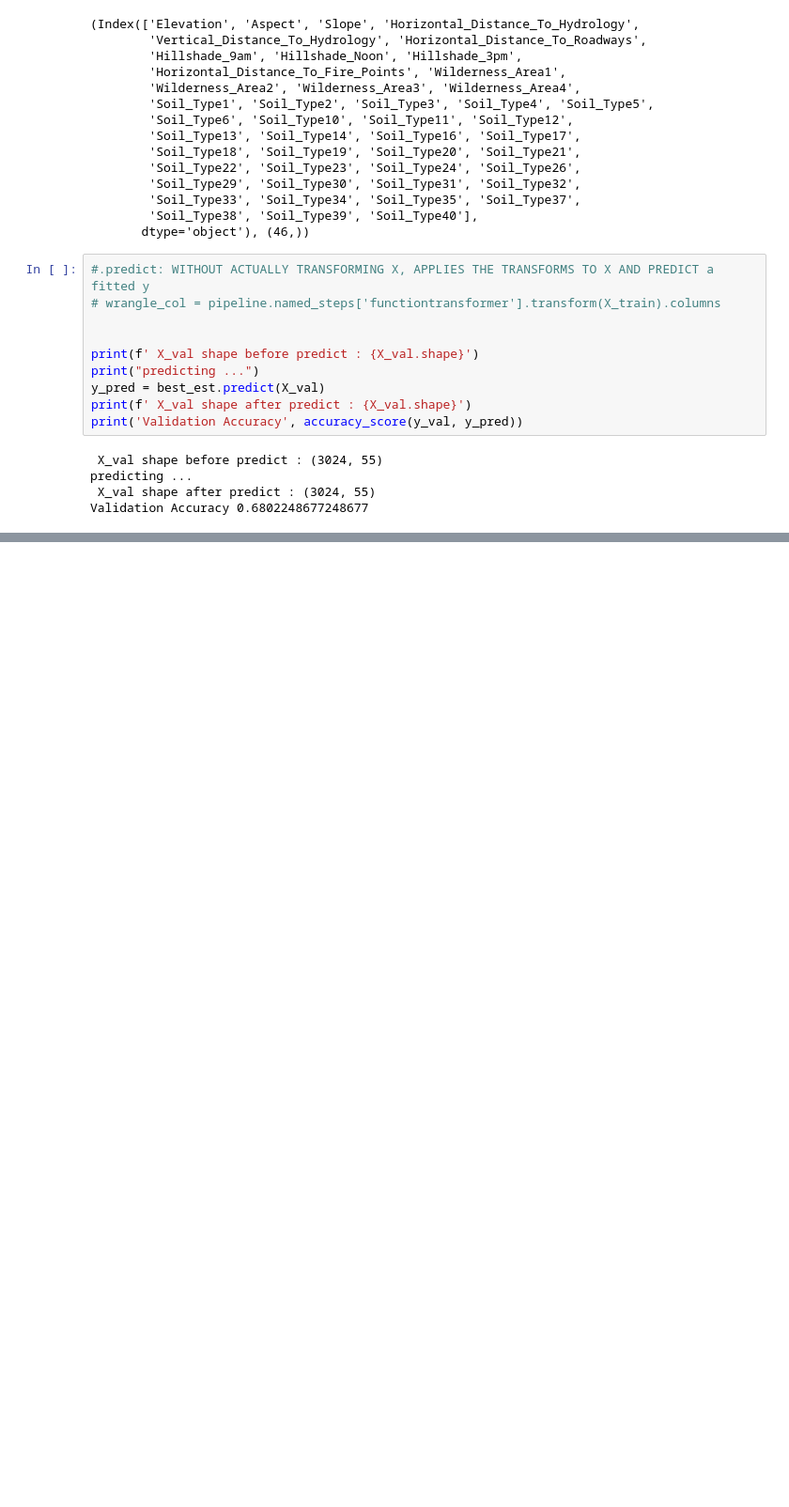
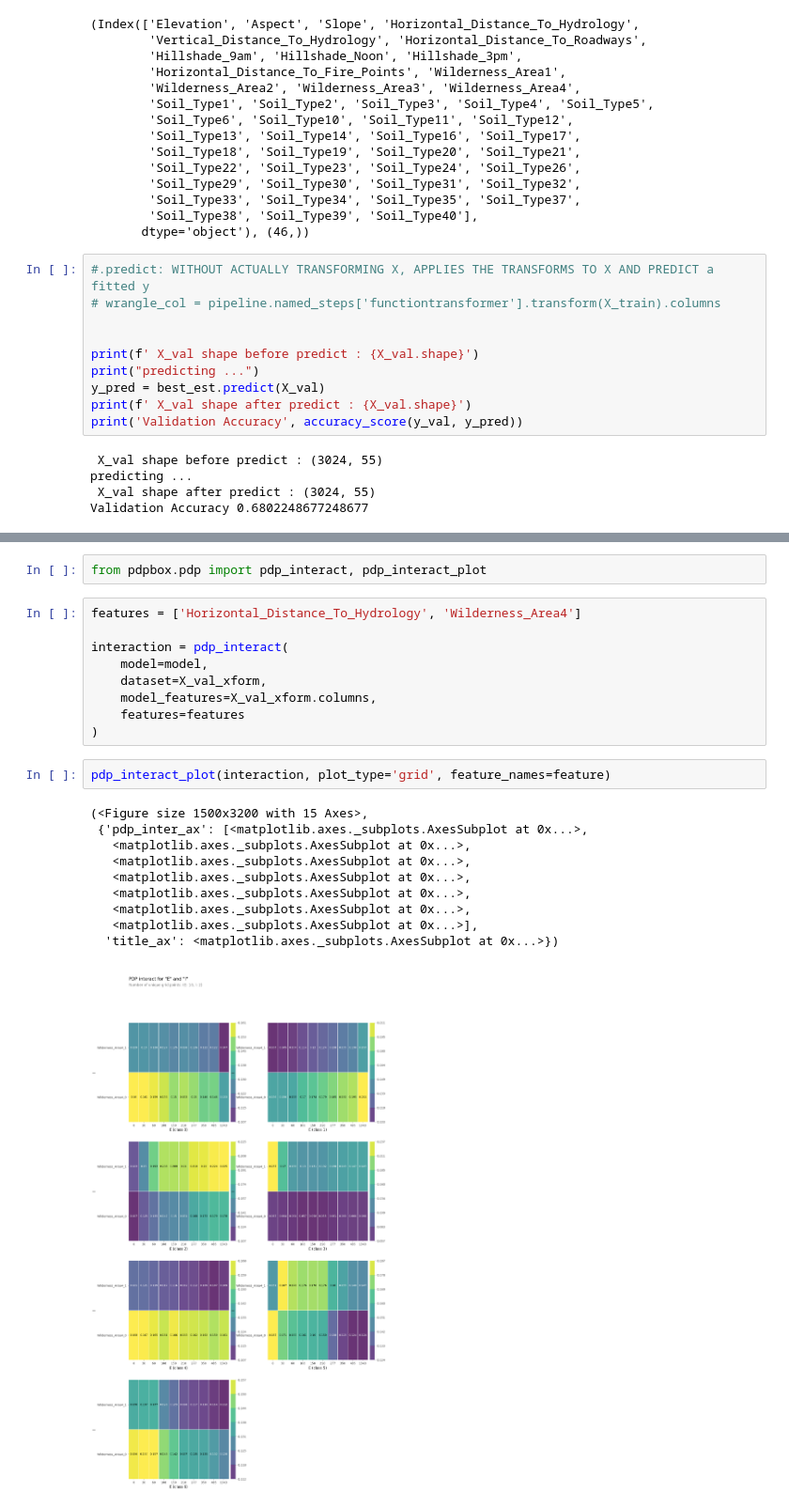
Before and after one commit to skhabiri/DS-Unit-2-Applied-Modeling, a Jupyter notebook: module4-model-interpretation/skhabiri_LS_DS_build2_assignment.ipynb, the cells around one changed output, grey strips where cells are left out. Shown at 94% size. Saved outputs shown, nothing was run; the diff lists cells and outputs as text; blank space fills up the shorter version.

```diff
--- a/module4-model-interpretation/skhabiri_LS_DS_build2_assignment.ipynb
+++ b/module4-model-interpretation/skhabiri_LS_DS_build2_assignment.ipynb
@@ -737,0 +825,24 @@ Validation Accuracy 0.6802248677248677
+# %%
+from pdpbox.pdp import pdp_interact, pdp_interact_plot
+# %%
+features = ['Horizontal_Distance_To_Hydrology', 'Wilderness_Area4']
+
+interaction = pdp_interact(
+    model=model,
+    dataset=X_val_xform,
+    model_features=X_val_xform.columns,
+    features=features
+)
+# %%
+pdp_interact_plot(interaction, plot_type='grid', feature_names=feature)
+# %% [output]
+(<Figure size 1500x3200 with 15 Axes>,
+ {'pdp_inter_ax': [<matplotlib.axes._subplots.AxesSubplot at 0x...>,
+   <matplotlib.axes._subplots.AxesSubplot at 0x...>,
+   <matplotlib.axes._subplots.AxesSubplot at 0x...>,
+   <matplotlib.axes._subplots.AxesSubplot at 0x...>,
+   <matplotlib.axes._subplots.AxesSubplot at 0x...>,
+   <matplotlib.axes._subplots.AxesSubplot at 0x...>,
+   <matplotlib.axes._subplots.AxesSubplot at 0x...>],
+  'title_ax': <matplotlib.axes._subplots.AxesSubplot at 0x...>})
+[figure, added]
```
Also changed, not shown: parts of 16 cells of this notebook.
